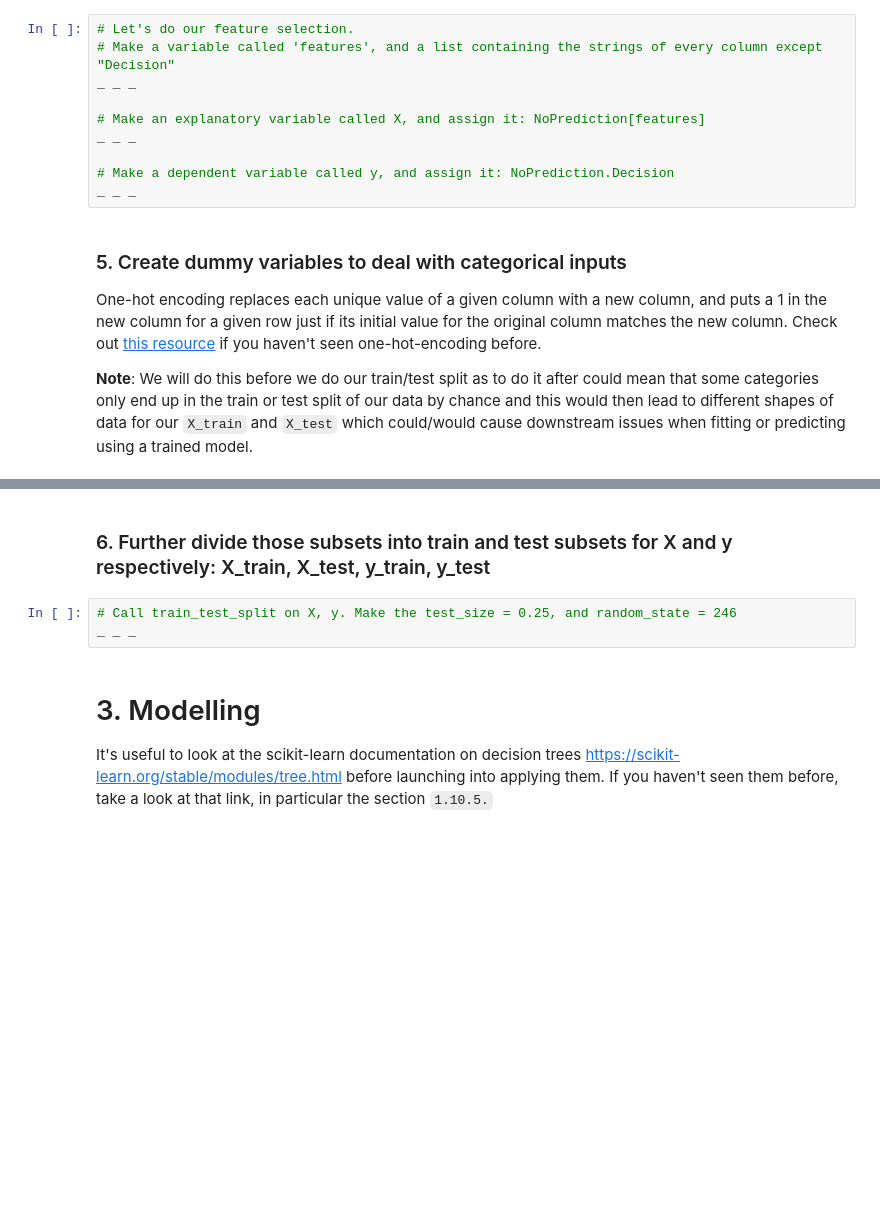
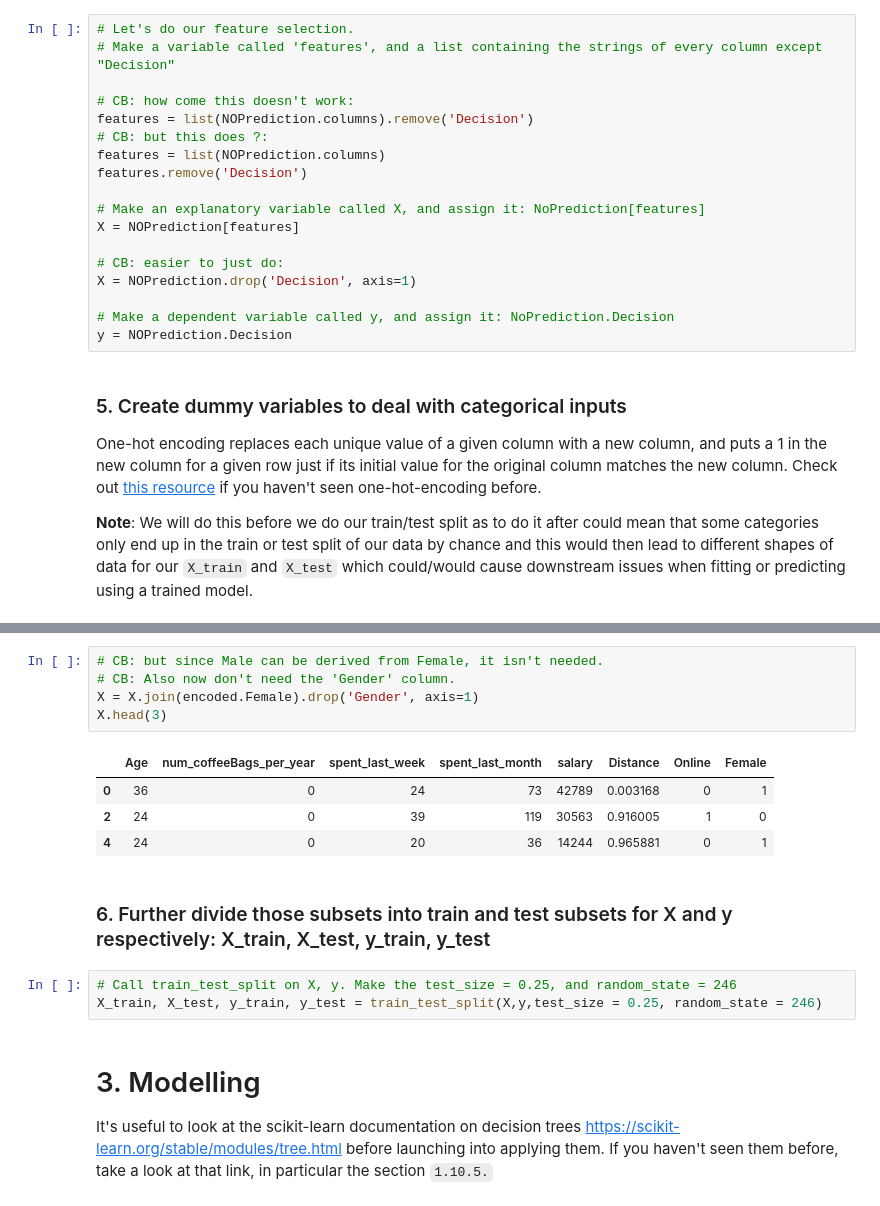
Before and after one commit to cabruck/DataScienceDecisionTree, a Jupyter notebook: Springboard Decision Tree Specialty Coffee Case Study - Tier 3.ipynb, the cells around one changed output, grey strips where cells are left out. Drawn from its saved outputs; the diff is of its cells as text; blank space fills up the shorter version.

```diff
--- a/Springboard Decision Tree Specialty Coffee Case Study - Tier 3.ipynb
+++ b/Springboard Decision Tree Specialty Coffee Case Study - Tier 3.ipynb
@@ -328,13 +335,21 @@ SyntaxError: invalid syntax (<ipython-input-24-e697a383258a>, line 2)
 # %%
 # Let's do our feature selection.
 # Make a variable called 'features', and a list containing the strings of every column except "Decision"
-_ _ _
+
+# CB: how come this doesn't work:
+features = list(NOPrediction.columns).remove('Decision')
+# CB: but this does ?:
+features = list(NOPrediction.columns)
+features.remove('Decision')
 
 # Make an explanatory variable called X, and assign it: NoPrediction[features]
-_ _ _
+X = NOPrediction[features]
+
+# CB: easier to just do:
+X = NOPrediction.drop('Decision', axis=1)
 
 # Make a dependent variable called y, and assign it: NoPrediction.Decision
-_ _ _
+y = NOPrediction.Decision
 # %% [markdown]
 ### 5. Create dummy variables to deal with categorical inputs
 One-hot encoding replaces each unique value of a given column with a new column, and puts a 1 in the new column for a given row just if its initial value for the original column matches the new column. Check out [this resource](https://hackernoon.com/what-is-one-hot-encoding-why-and-when-do-you-have-to-use-it-e3c6186d008f) if you haven't seen one-hot-encoding before.
@@ -346,8 +369,18 @@ _ _ _
+# %%
+# CB: but since Male can be derived from Female, it isn't needed.
+# CB: Also now don't need the 'Gender' column.
+X = X.join(encoded.Female).drop('Gender', axis=1)
+X.head(3)
+# %% [output]
+|  | Age | num_coffeeBags_per_year | spent_last_week | spent_last_month | salary | Distance | Online | Female |
+| 0 | 36 | 0 | 24 | 73 | 42789 | 0.003168 | 0 | 1 |
+| 2 | 24 | 0 | 39 | 119 | 30563 | 0.916005 | 1 | 0 |
+| 4 | 24 | 0 | 20 | 36 | 14244 | 0.965881 | 0 | 1 |
 # %% [markdown]
 ### 6. Further divide those subsets into train and test subsets for X and y respectively: X_train, X_test, y_train, y_test
 # %%
 # Call train_test_split on X, y. Make the test_size = 0.25, and random_state = 246
-_ _ _
+X_train, X_test, y_train, y_test = train_test_split(X,y,test_size = 0.25, random_state = 246)
 # %% [markdown]
 # 3. Modelling
 It's useful to look at the scikit-learn documentation on decision trees https://scikit-learn.org/stable/modules/tree.html before launching into applying them. If you haven't seen them before, take a look at that link, in particular the section `1.10.5.`
```
Also changed, not shown: parts of 11 cells of this notebook.
